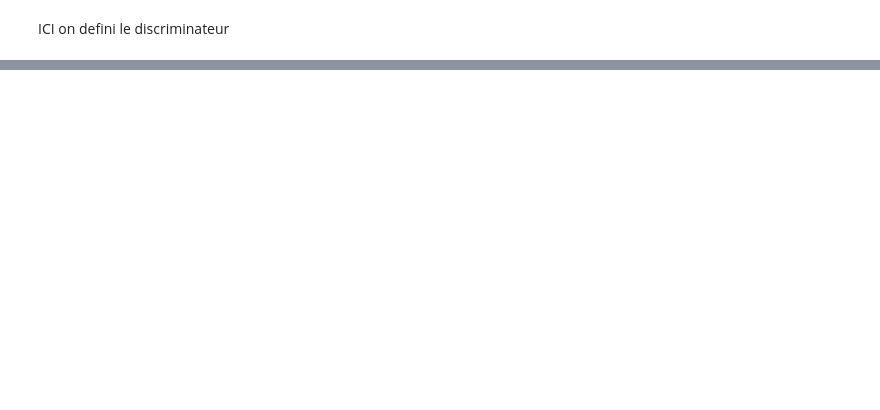
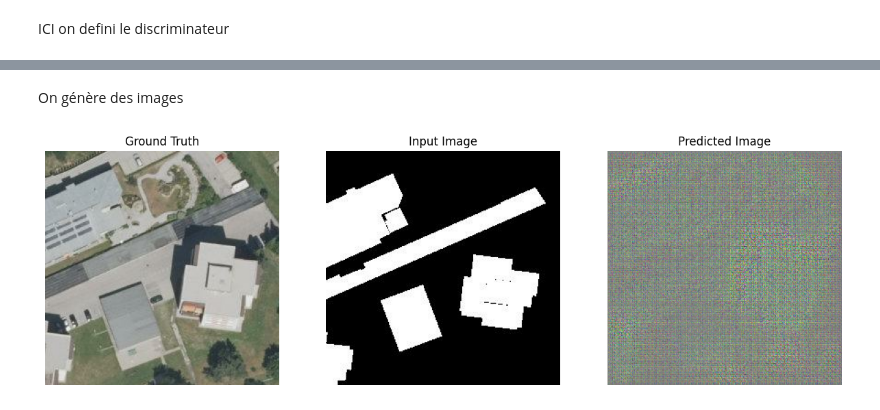
Before and after one commit to WGorag/RCP211_synthese_images_satellites, a Jupyter notebook: pix2pix.ipynb, the cells around one changed output, grey strips where cells are left out. Drawn from its saved outputs; the diff is of its cells as text; code cells hidden in the pictures; blank space fills up the shorter version.

```diff
--- a/pix2pix.ipynb
+++ b/pix2pix.ipynb
@@ -432,0 +442,22 @@ def Discriminator():
+# %% [markdown]
+On génère des images
+# %%
+def generate_images(model, test_input, tar):
+    prediction = model(test_input, training=True)
+    plt.figure(figsize=(15, 15))
+
+    display_list = [test_input[0], tar[0], prediction[0]]
+    title = ['Ground Truth', 'Input Image', 'Predicted Image']
+
+    for i in range(3):
+        plt.subplot(1, 3, i+1)
+        plt.title(title[i])
+        # Getting the pixel values in the [0, 1] range to plot.
+        plt.imshow(display_list[i] * 0.5 + 0.5)
+        plt.axis('off')
+    plt.show()
+# %%
+for example_input, example_target in test_dataset.take(1):
+    generate_images(generator, example_input, example_target)
+# %% [output]
+[figure, added]
```
Also changed, not shown: parts of 12 cells of this notebook, 1 other file.
